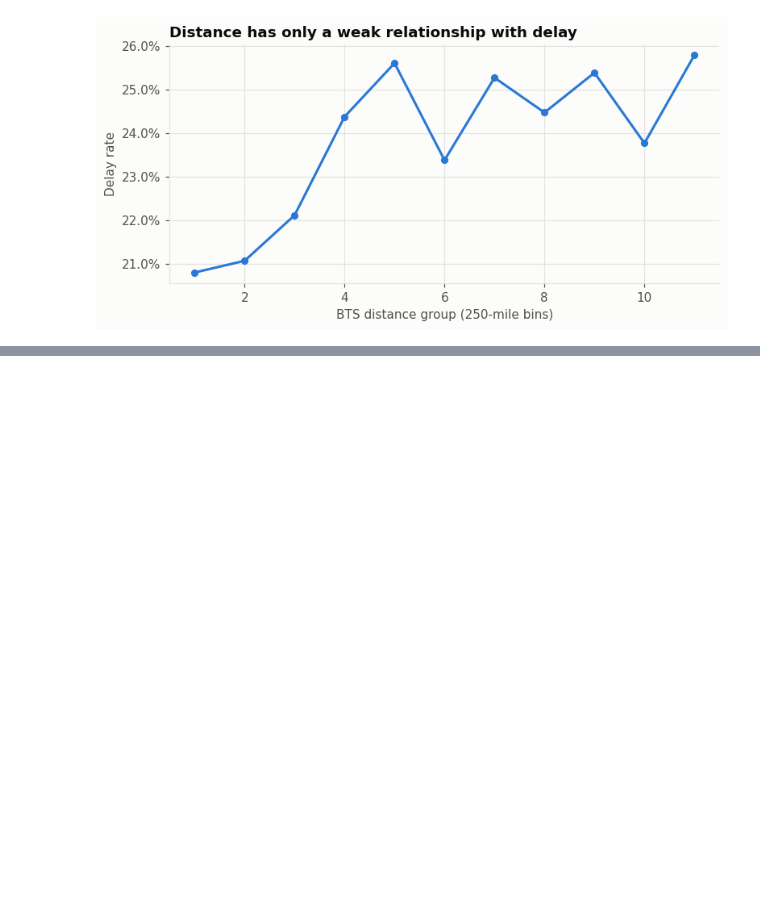
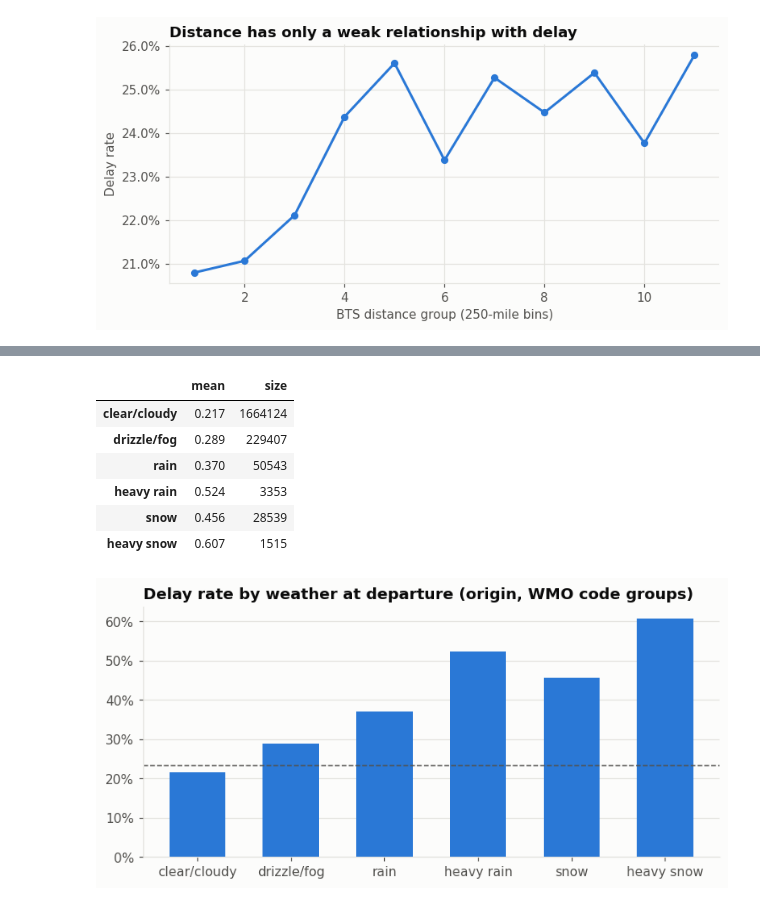
Before and after one commit to prakash-nitc/FlightDelayPrediction, a Jupyter notebook: notebooks/01_eda.ipynb, the cells around one changed output, grey strips where cells are left out. Saved outputs shown, nothing was run; the diff lists cells and outputs as text; code cells hidden in the pictures; blank space fills up the shorter version.

```diff
--- a/notebooks/01_eda.ipynb
+++ b/notebooks/01_eda.ipynb
@@ -238,0 +276,21 @@ save(fig, 'delay_by_distance')
+# %%
+sev_labels = ['clear/cloudy', 'drizzle/fog', 'rain', 'heavy rain', 'snow', 'heavy snow', 'thunder']
+sev = feat.groupby('origin_wx_severity')[TARGET].agg(['mean', 'size'])
+sev.index = [sev_labels[i] for i in sev.index]
+fig, ax = plt.subplots(figsize=(8, 3.5))
+ax.bar(sev.index, sev['mean'], color=ps.BLUE, width=0.6)
+ax.axhline(feat[TARGET].mean(), color=ps.TEXT_MUTED, lw=1, ls='--')
+ax.yaxis.set_major_formatter(mtick.PercentFormatter(1))
+ax.grid(axis='x', visible=False)
+ax.set_title('Delay rate by weather at departure (origin, WMO code groups)')
+save(fig, 'delay_by_weather_severity')
+sev.round(3)
+# %% [output]
+|  | mean | size |
+| clear/cloudy | 0.217 | 1664124 |
+| drizzle/fog | 0.289 | 229407 |
+| rain | 0.370 | 50543 |
+| heavy rain | 0.524 | 3353 |
+| snow | 0.456 | 28539 |
+| heavy snow | 0.607 | 1515 |
+[figure, added]
```
Also changed, not shown: parts of 17 cells of this notebook, 9 other files.
